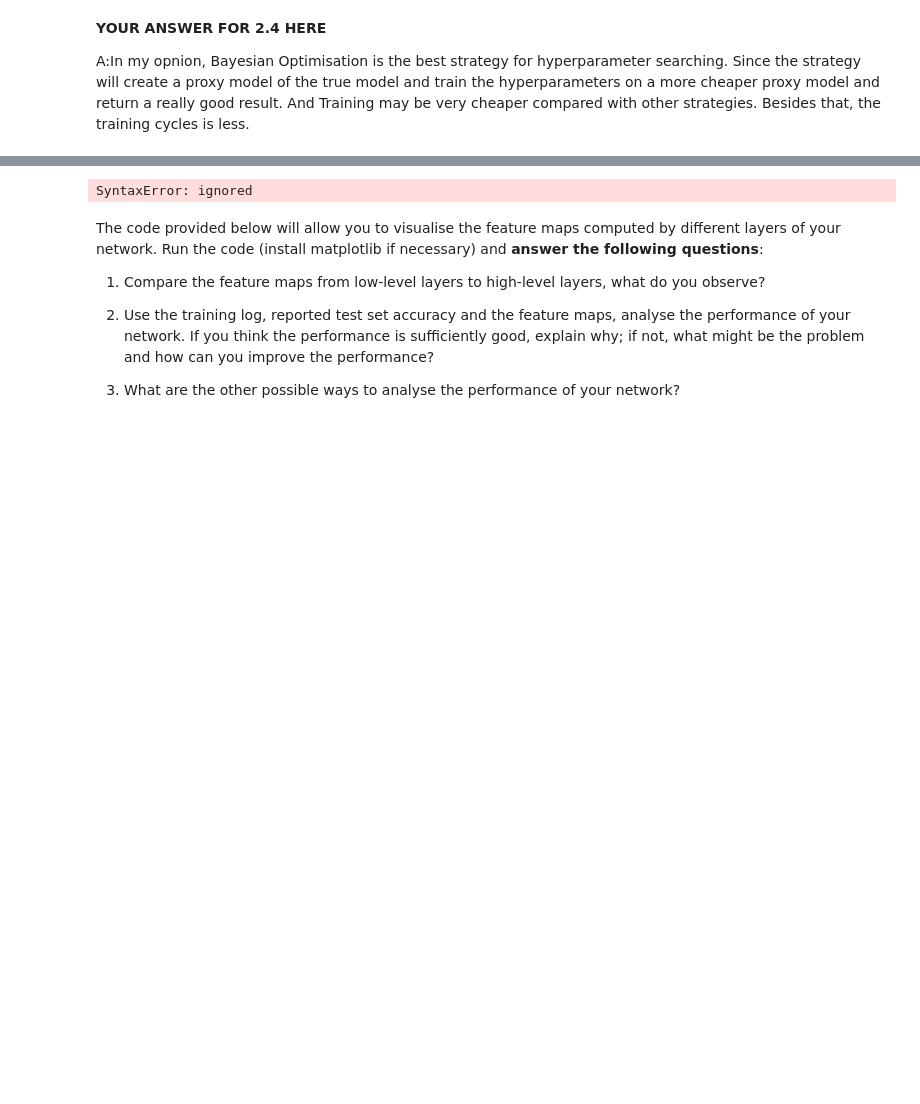
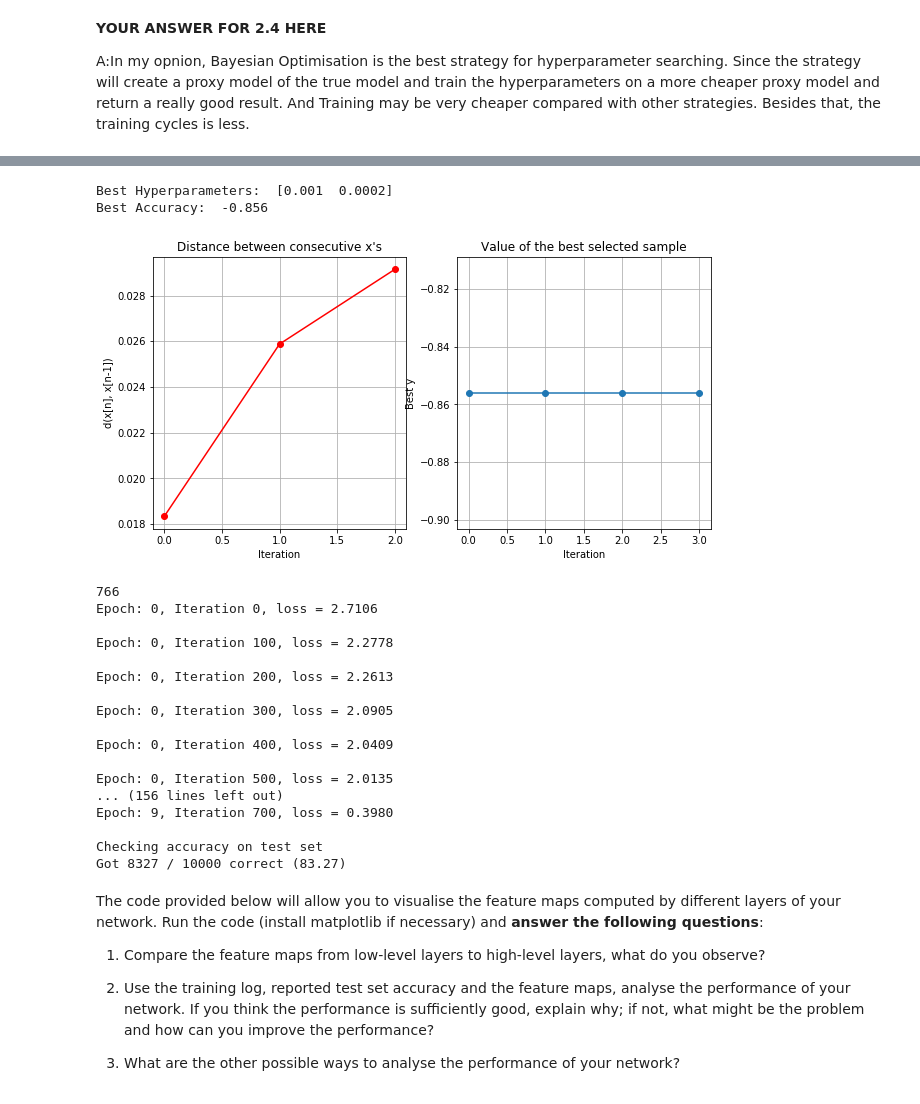
Before and after one commit to FloraQin0325/deep_learning_CW2, a Jupyter notebook: 460cw2_212(1).ipynb, the cells around one changed output, grey strips where cells are left out. Saved outputs shown, nothing was run; the diff lists cells and outputs as text; code cells hidden in the pictures; blank space fills up the shorter version.

```diff
--- a/460cw2_212(1).ipynb
+++ b/460cw2_212(1).ipynb
@@ -444,7 +444,7 @@ def objective(params):
 bounds = [{'name':'lr','type':'continuous','domain':(1e-5,4e-2)},
           {'name':'weight_decay','type':'continuous','domain':(1e-5,4e-2)}
          ]
-max_iter = 10
+max_iter = 3
 max_time = 100000000000
 X = np.zeros((1,2))
 X[0][0] = 0.001
@@ -472,30 +472,47 @@ Got 154 / 1000 correct (15.40)
 # %%
 print("Best Hyperparameters: ", myProblem.x_opt)
 print("Best Accuracy: ",myProblem.fx_opt)
 myProblem.plot_convergence()
 ##############################################################
 #                       END OF YOUR CODE HERE                       #
 ##############################################################
 
 
 # define and train the network
 
 model = ResNet18()
 bestParams = myProblem.x_opt
-optimizer = optim.Adam(model.parameters(), bestParams[0], bestParams[1])
+optimizer = optim.Adam(model.parameters(), lr = bestParams[0], weight_decay = bestParams[1])
 
 train_part(model, optimizer, epochs = 10)
 
 
 # report test set accuracy
 
 check_accuracy(loader_test, model)
 
-
-save the model
 torch.save(model.state_dict(), 'model.pt')
 # %% [output]
-SyntaxError: ignored
+Best Hyperparameters:  [0.001  0.0002]
+Best Accuracy:  -0.856
+[figure, added]
+766
+Epoch: 0, Iteration 0, loss = 2.7106
+
+Epoch: 0, Iteration 100, loss = 2.2778
+
+Epoch: 0, Iteration 200, loss = 2.2613
+
+Epoch: 0, Iteration 300, loss = 2.0905
+
+Epoch: 0, Iteration 400, loss = 2.0409
+
+Epoch: 0, Iteration 500, loss = 2.0135
+... (156 lines left out)
+Epoch: 9, Iteration 700, loss = 0.3980
+
+Checking accuracy on test set
+Got 8327 / 10000 correct (83.27)
 # %%
 ## Part 3 (20 points)
 # %% [markdown]
```
Also changed, not shown: parts of 4 cells of this notebook.
